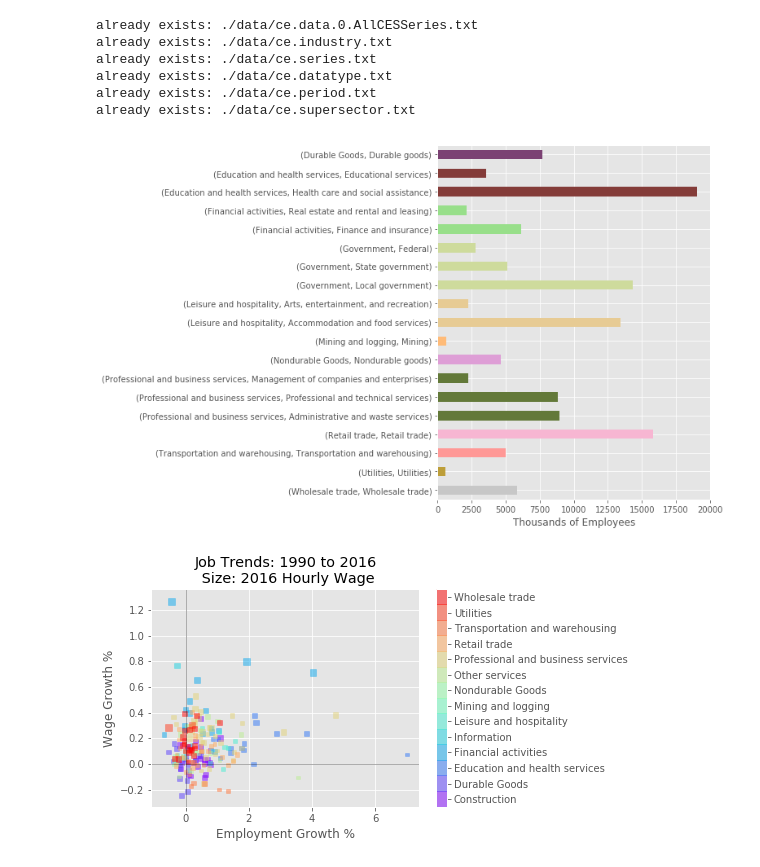
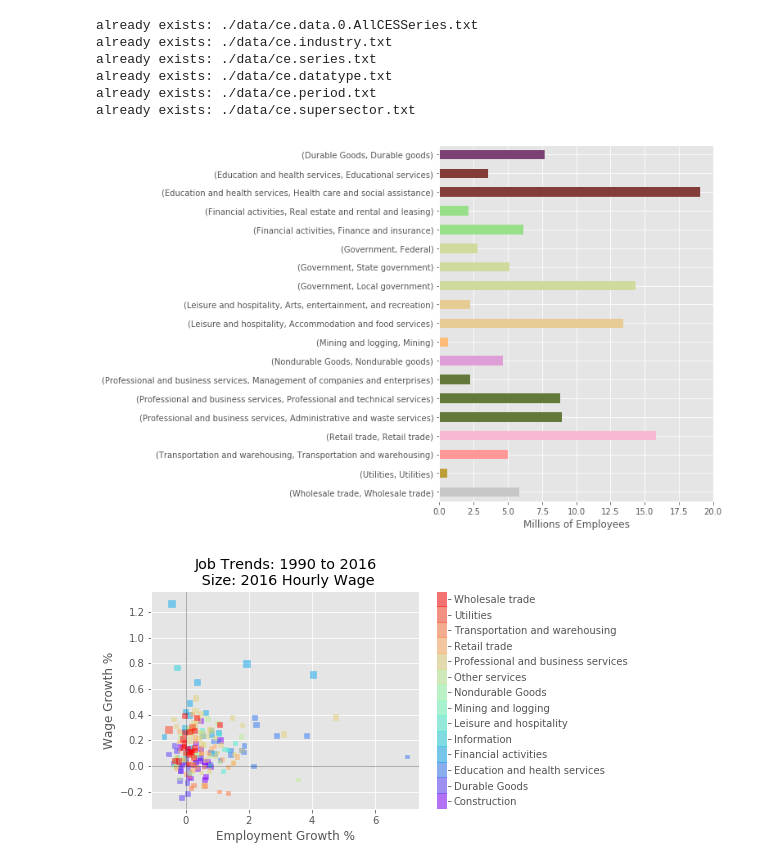
Before and after one commit to vndrewlee/future-scenarios-wage-explainer, a Jupyter notebook: analysis.ipynb, the cells around one changed output. Saved outputs shown, nothing was run; the diff lists cells and outputs as text; code cells hidden in the pictures.

```diff
--- a/analysis.ipynb
+++ b/analysis.ipynb
@@ -112,27 +112,28 @@ already exists: ./data/ce.supersector.txt
 # %%
 industry_level = all_series_df.display_level == 3
 employment_filter = all_series_df.data_type_code==1
 annual_data_filter = all_series_df.period=='M13'
 year_filter = all_series_df.year==2016
 
 _df = all_series_df[industry_level&employment_filter&annual_data_filter&year_filter][['supersector_name','industry_name','value', 'supersector_color']]
+_df['value'] = _df['value'] / 1000
 _df = _df.sort_values(['supersector_name', 'value'], ascending=False)
 _ax = _df.set_index(['supersector_name','industry_name'])['value'].plot(
     kind='barh',
     color=_df['supersector_color'],
     figsize=(6,8)
 )
 
-_ax.set_xlabel('Thousands of Employees')
+_ax.set_xlabel('Millions of Employees')
 _ax.set_ylabel('')
 
 plt.savefig(
     './output/employment_2016_barh.svg',
     transparent=False,
     bbox_inches='tight'
 )
 # %% [output]
-[figure, old version]
+[figure, new version]
 # %%
 industry_level = all_series_df.display_level == 6
 employment_filter = all_series_df.data_type_code==1
```
